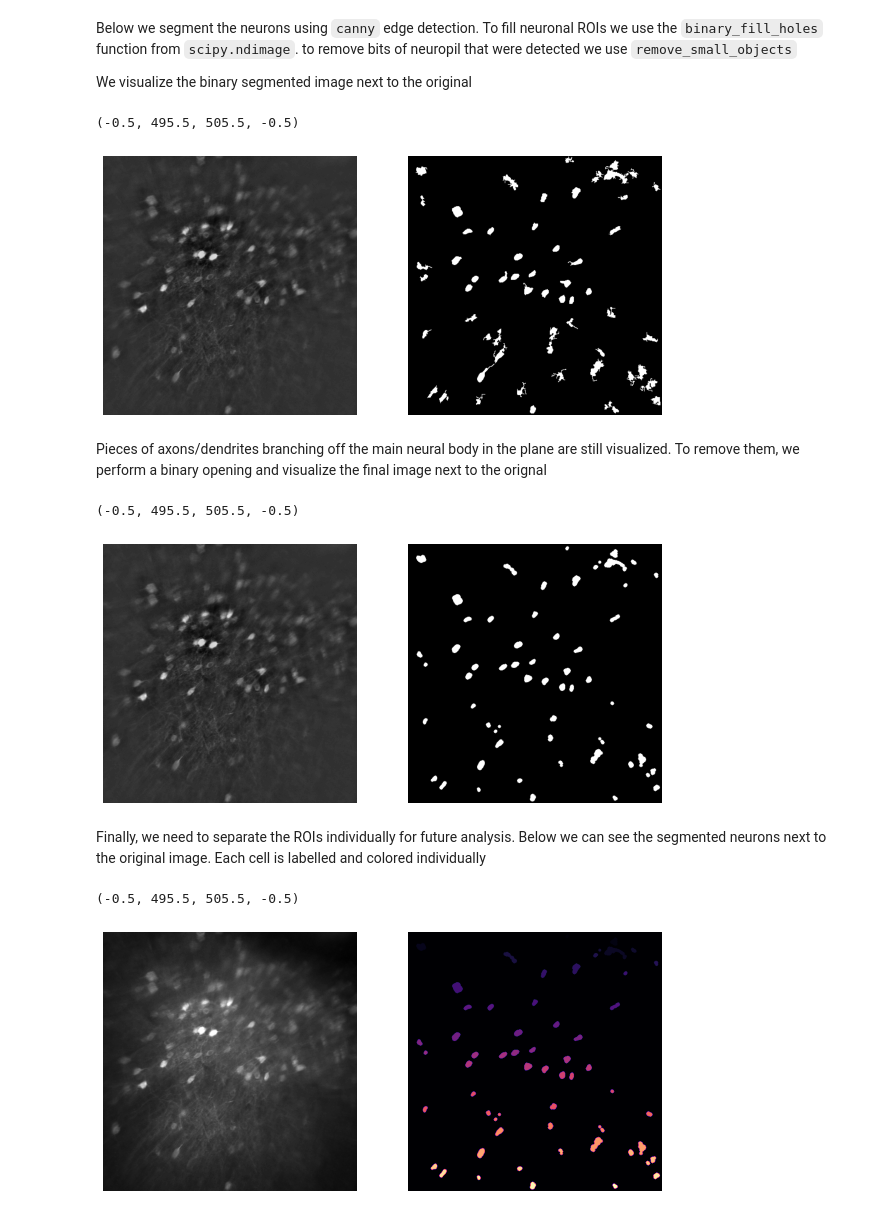
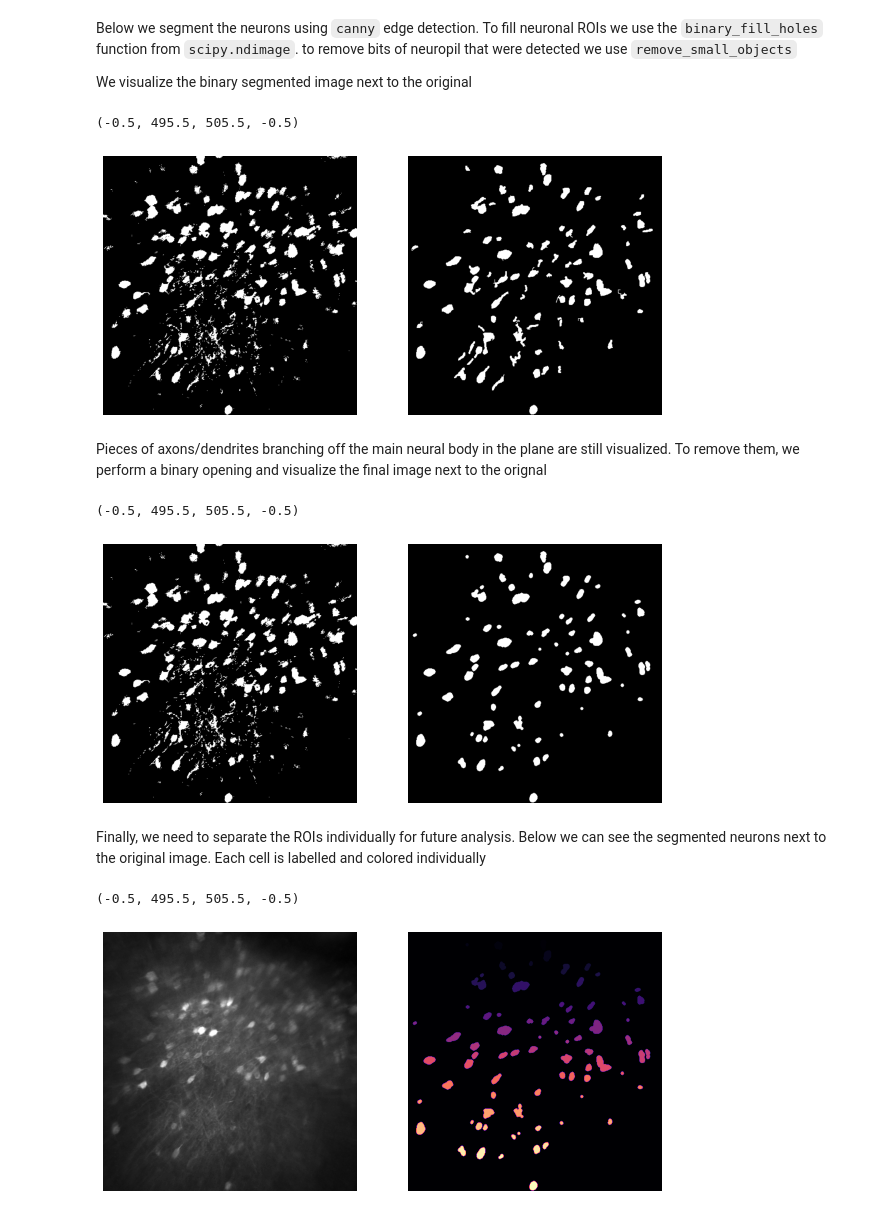
Before and after one commit to mmgrayCHEME599/CHEME599_Brain, a Jupyter notebook: Segmentation_Workflow.ipynb, the cells around one changed output. Cells and saved outputs as stored; diff of their text form; code cells hidden in the pictures.

Commit message:
added conversion to binary image before canny edge detection to help remove background

```diff
--- a/Segmentation_Workflow.ipynb
+++ b/Segmentation_Workflow.ipynb
@@ -76,3 +76,6 @@ from skimage.feature import canny # smooths image before calculating edges, can
 from skimage.morphology import disk, binary_dilation, binary_erosion
 from scipy.ndimage import binary_fill_holes
 from skimage.morphology import remove_small_objects
+# %%
+im_us=im_us>60
+plt.imshow(im_us)
@@ -83,17 +89,17 @@ We visualize the binary segmented image next to the original
 # %%
 edges=canny(im_us)
 edges= binary_fill_holes(edges)
-edges=remove_small_objects(edges,100) # im, num pixels to threshold at
+edges=remove_small_objects(edges,50) # im, num pixels to threshold at
 
 
 fig, axes=plt.subplots(ncols=2, figsize=(10,6))
 axes[0].imshow(im_us, cmap='gray')
 axes[1].imshow(edges,cmap='gray') # pick up a lot of edges within the coins
 axes[0].axis('off')
 axes[1].axis('off')
 # %% [output]
 (-0.5, 495.5, 505.5, -0.5)
-[figure, old version]
+[figure, new version]
 # %% [markdown]
 Pieces of axons/dendrites branching off the main neural body in the plane are still visualized. To remove them, we perform a binary opening and visualize the final image next to the orignal
 # %%
@@ -107,7 +113,7 @@ axes[0].axis('off')
 axes[1].axis('off')
 # %% [output]
 (-0.5, 495.5, 505.5, -0.5)
-[figure, old version]
+[figure, new version]
 # %% [markdown]
 Finally, we need to separate the ROIs individually for future analysis. Below we can see the segmented neurons next to the original image. Each cell is labelled and colored individually
 # %%
@@ -123,4 +129,4 @@ axes[0].axis('off')
 axes[1].axis('off')
 # %% [output]
 (-0.5, 495.5, 505.5, -0.5)
-[figure, old version]
+[figure, new version]
```
Also changed, not shown: parts of 2 cells of this notebook.
